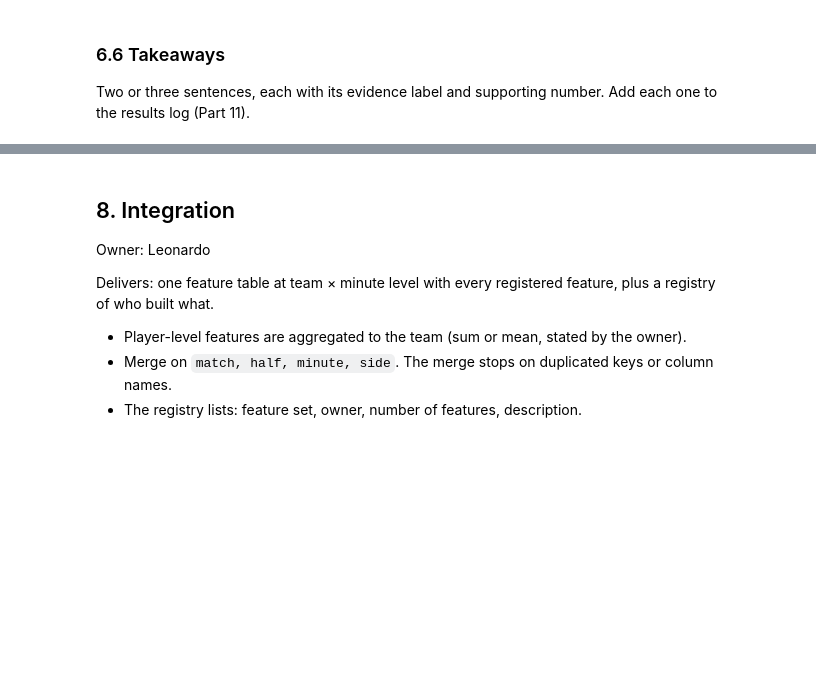
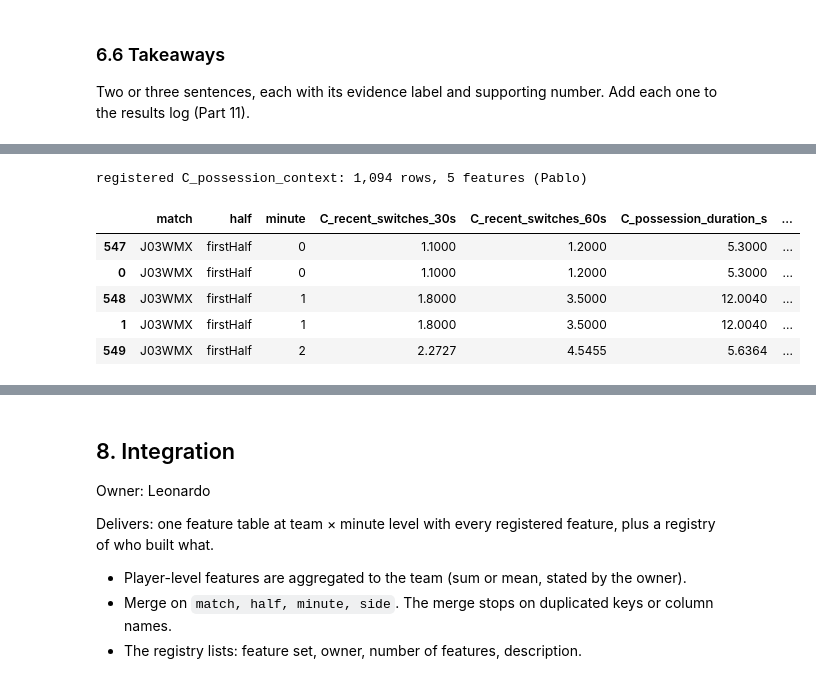
Before and after one commit to leonardoeng13/bramex-football-exertion-pitch-control, a Jupyter notebook: notebooks/BraMex_team_notebook.ipynb, the cells around one changed output, grey strips where cells are left out. Saved outputs shown, nothing was run; the diff lists cells and outputs as text; code cells hidden in the pictures; blank space fills up the shorter version.

```diff
--- a/notebooks/BraMex_team_notebook.ipynb
+++ b/notebooks/BraMex_team_notebook.ipynb
@@ -765,4 +850,28 @@ Variables from this workstream that may help predict the target:
 # %%
-# Feature table and its registration
+C_TEAM_FEATURES = team_minute_features(C_FORECAST)
+bramex.register_features("C_possession_context", C_TEAM_FEATURES, owner="Pablo", grain="team_minute", descriptions={
+    "C_recent_switches_30s": "Mean number of active-play possession switches in the previous 30 seconds",
+    "C_recent_switches_60s": "Mean number of active-play possession switches in the previous 60 seconds",
+    "C_possession_duration_s": "Mean duration of the current uninterrupted possession at forecast origins (s)",
+    "C_ball_speed_5s": "Mean five-second ball displacement speed at forecast origins (m/s)",
+    "C_control_momentum_5s": "Mean five-second change in ball-zone Voronoi control from the team's perspective",
+})
+
+c60 = C_ROBUSTNESS[(C_ROBUSTNESS.horizon_seconds == 60) & (C_ROBUSTNESS.model == "poisson")].iloc[0]
+bramex.log_result(
+    "C", "Shared features have not yet established a robust MAE improvement over the historical baseline",
+    "Predictive (out-of-match)", estimate=c60.delta_mae_vs_baseline,
+    ci_low=c60.ci_low, ci_high=c60.ci_high, n=c60.matches_evaluated,
+    method="Leave-one-match-out; paired bootstrap over matches; provisional 60-second horizon",
+)
+C_TEAM_FEATURES.head()
+# %% [output]
+registered C_possession_context: 1,094 rows, 5 features (Pablo)
+|  | match | half | minute | C_recent_switches_30s | C_recent_switches_60s | C_possession_duration_s | ... |
+| 547 | J03WMX | firstHalf | 0 | 1.1000 | 1.2000 | 5.3000 | ... |
+| 0 | J03WMX | firstHalf | 0 | 1.1000 | 1.2000 | 5.3000 | ... |
+| 548 | J03WMX | firstHalf | 1 | 1.8000 | 3.5000 | 12.0040 | ... |
+| 1 | J03WMX | firstHalf | 1 | 1.8000 | 3.5000 | 12.0040 | ... |
+| 549 | J03WMX | firstHalf | 2 | 2.2727 | 4.5455 | 5.6364 | ... |
 # %% [markdown]
 ### 7.6 Takeaways
```
Also changed, not shown: parts of 14 cells of this notebook, 9 other files.
